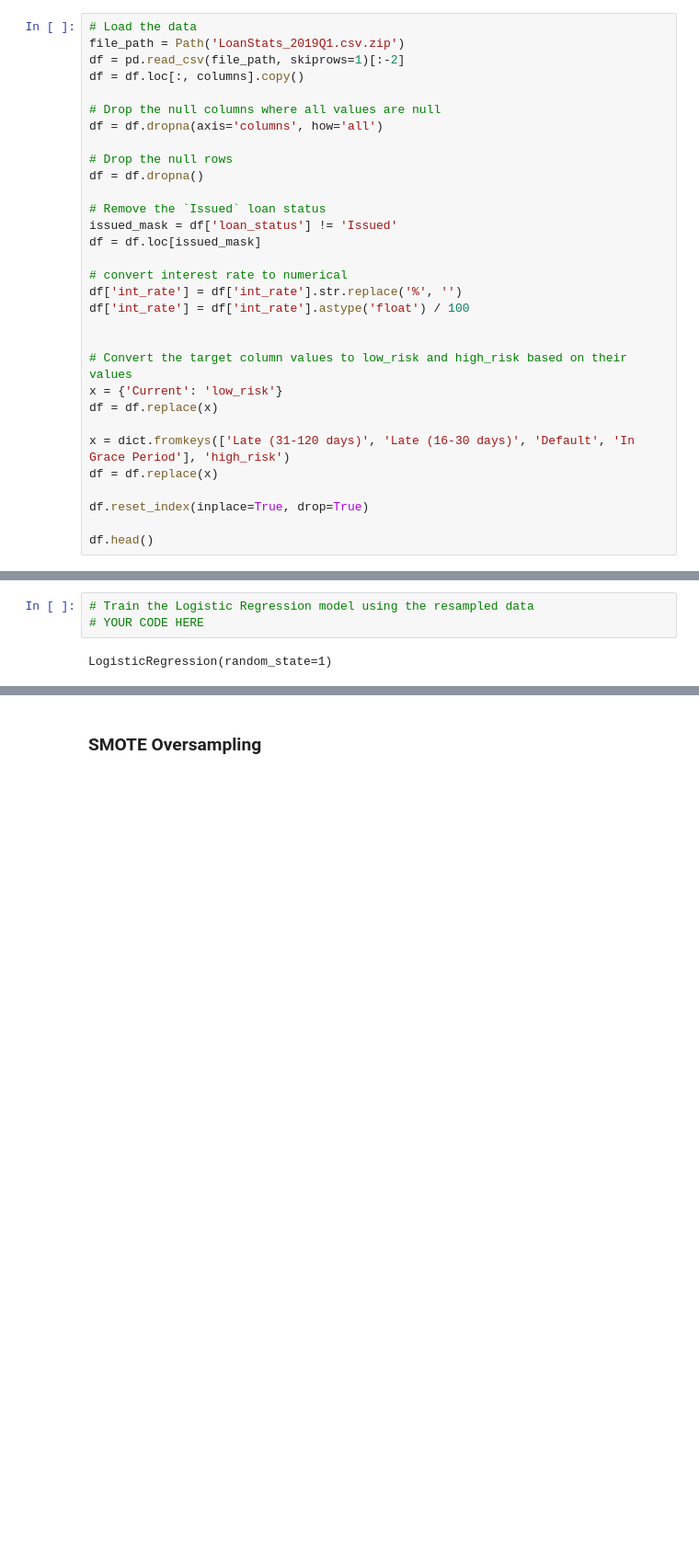
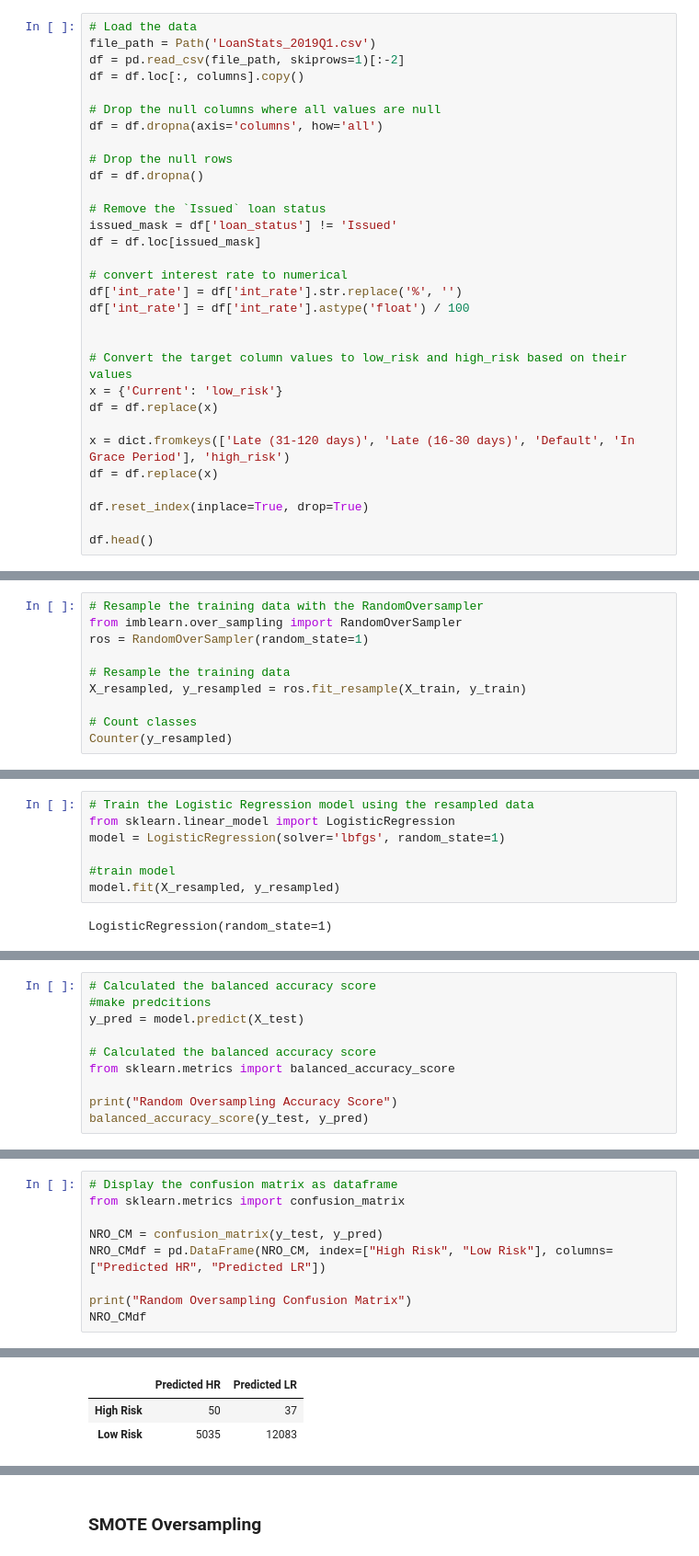
Before and after one commit to thilinimfdo/Credit_Risk_Analysis, a Jupyter notebook: credit_risk_resampling.ipynb, the cells around one changed output, grey strips where cells are left out. Shown: that part at 92% size. Drawn from its saved outputs; the diff is of its cells as text; blank space fills up the shorter version.

```diff
--- a/credit_risk_resampling.ipynb
+++ b/credit_risk_resampling.ipynb
@@ -39,7 +39,7 @@ columns = [
 target = ["loan_status"]
 # %%
 # Load the data
-file_path = Path('LoanStats_2019Q1.csv.zip')
+file_path = Path('LoanStats_2019Q1.csv')
 df = pd.read_csv(file_path, skiprows=1)[:-2]
 df = df.loc[:, columns].copy()
 
@@ -129,0 +125,10 @@ Counter({'loan_status': 1})
+# %%
+# Resample the training data with the RandomOversampler
+from imblearn.over_sampling import RandomOverSampler
+ros = RandomOverSampler(random_state=1)
+
+# Resample the training data
+X_resampled, y_resampled = ros.fit_resample(X_train, y_train)
+
+# Count classes
+Counter(y_resampled)
@@ -130,5 +137,9 @@ Counter({'loan_status': 1})
 # %%
 # Train the Logistic Regression model using the resampled data
-# YOUR CODE HERE
+from sklearn.linear_model import LogisticRegression
+model = LogisticRegression(solver='lbfgs', random_state=1)
+
+#train model
+model.fit(X_resampled, y_resampled)
 # %% [output]
 LogisticRegression(random_state=1)
@@ -155,0 +146,10 @@ avg / total       0.99      0.55      0.74      0.71      0.64      0.40     172
+# %%
+# Calculated the balanced accuracy score
+#make predcitions
+y_pred = model.predict(X_test)
+
+# Calculated the balanced accuracy score
+from sklearn.metrics import balanced_accuracy_score
+
+print("Random Oversampling Accuracy Score")
+balanced_accuracy_score(y_test, y_pred)
@@ -155,0 +159,10 @@ avg / total       0.99      0.55      0.74      0.71      0.64      0.40     172
+# %%
+# Display the confusion matrix as dataframe
+from sklearn.metrics import confusion_matrix
+
+NRO_CM = confusion_matrix(y_test, y_pred)
+NRO_CMdf = pd.DataFrame(NRO_CM, index=["High Risk", "Low Risk"], columns=["Predicted HR", "Predicted LR"])
+
+print("Random Oversampling Confusion Matrix")
+NRO_CMdf
+# %% [output]
@@ -155,0 +170,3 @@ avg / total       0.99      0.55      0.74      0.71      0.64      0.40     172
+|  | Predicted HR | Predicted LR |
+| High Risk | 50 | 37 |
+| Low Risk | 5035 | 12083 |
```
Also changed, not shown: parts of 28 cells of this notebook.
